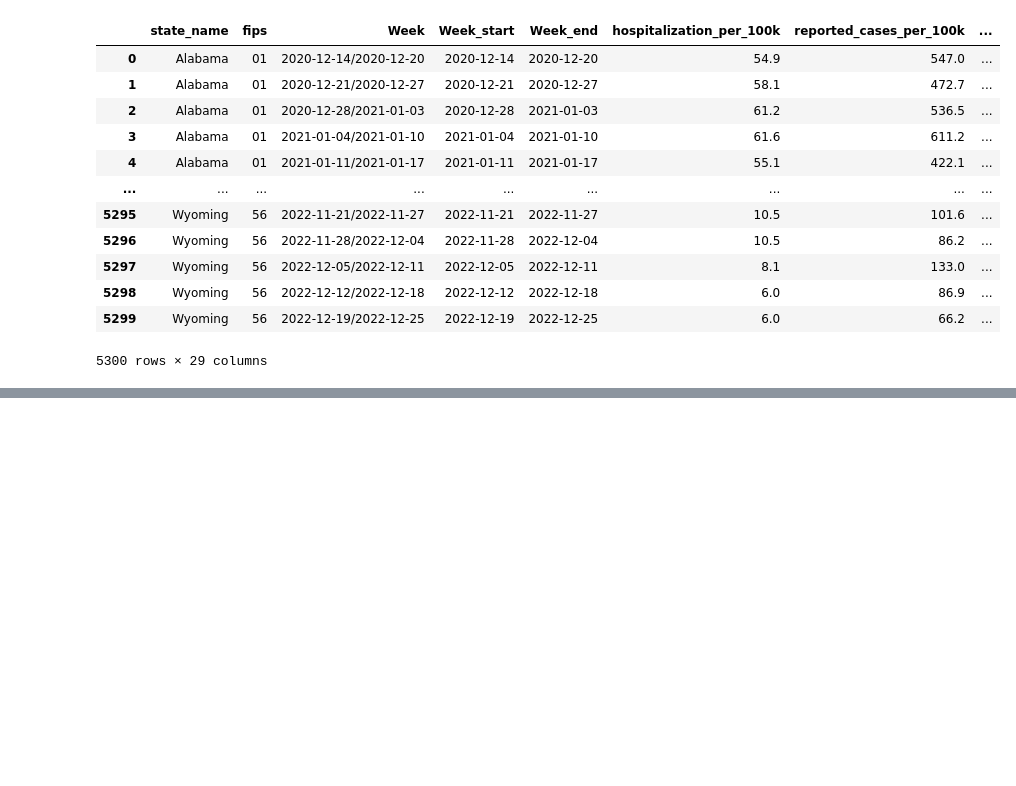
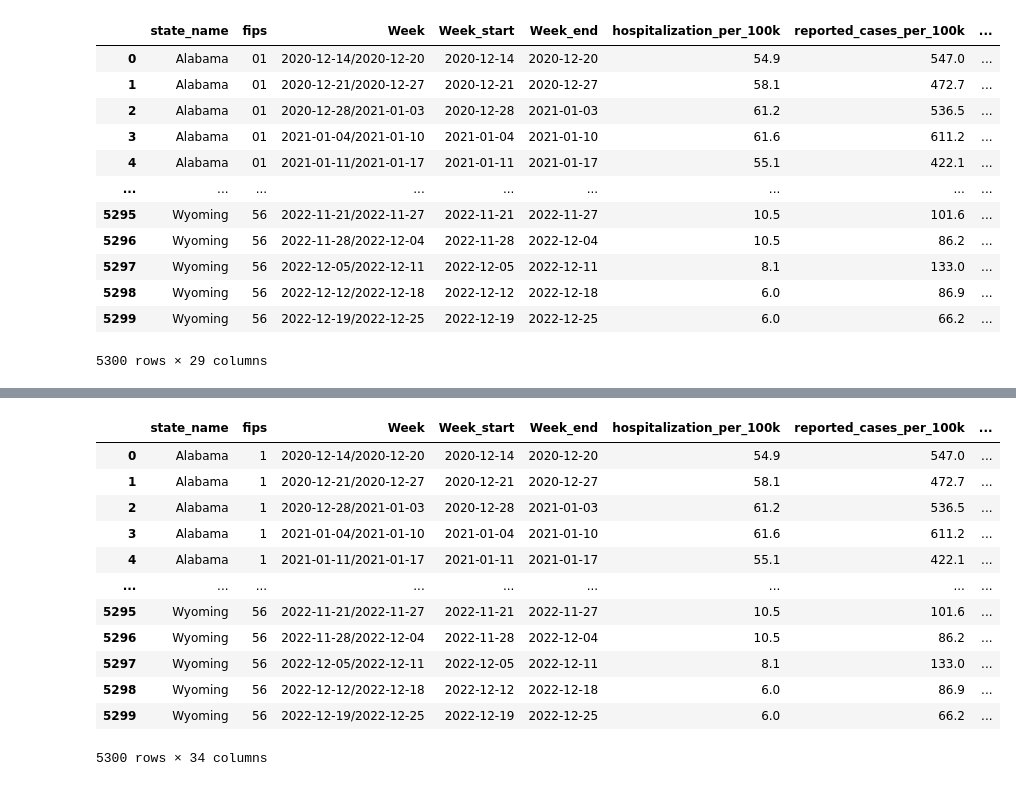
Before and after one commit to AndyJZhao/CovidLLM, a Jupyter notebook: src/notebooks/data_analysis.ipynb, the cells around one changed output, grey strips where cells are left out. Drawn from its saved outputs; the diff is of its cells as text; code cells hidden in the pictures; blank space fills up the shorter version.

Commit message:
[v0 Data-process] finished

```diff
--- a/src/notebooks/data_analysis.ipynb
+++ b/src/notebooks/data_analysis.ipynb
@@ -82,0 +178,16 @@ data_trend
+# %%
+pd.read_csv('data/covid_data.csv', index_col=0)
+# %% [output]
+|  | state_name | fips | Week | Week_start | Week_end | hospitalization_per_100k | reported_cases_per_100k | ... |
+| 0 | Alabama | 1 | 2020-12-14/2020-12-20 | 2020-12-14 | 2020-12-20 | 54.9 | 547.0 | ... |
+| 1 | Alabama | 1 | 2020-12-21/2020-12-27 | 2020-12-21 | 2020-12-27 | 58.1 | 472.7 | ... |
+| 2 | Alabama | 1 | 2020-12-28/2021-01-03 | 2020-12-28 | 2021-01-03 | 61.2 | 536.5 | ... |
+| 3 | Alabama | 1 | 2021-01-04/2021-01-10 | 2021-01-04 | 2021-01-10 | 61.6 | 611.2 | ... |
+| 4 | Alabama | 1 | 2021-01-11/2021-01-17 | 2021-01-11 | 2021-01-17 | 55.1 | 422.1 | ... |
+| ... | ... | ... | ... | ... | ... | ... | ... | ... |
+| 5295 | Wyoming | 56 | 2022-11-21/2022-11-27 | 2022-11-21 | 2022-11-27 | 10.5 | 101.6 | ... |
+| 5296 | Wyoming | 56 | 2022-11-28/2022-12-04 | 2022-11-28 | 2022-12-04 | 10.5 | 86.2 | ... |
+| 5297 | Wyoming | 56 | 2022-12-05/2022-12-11 | 2022-12-05 | 2022-12-11 | 8.1 | 133.0 | ... |
+| 5298 | Wyoming | 56 | 2022-12-12/2022-12-18 | 2022-12-12 | 2022-12-18 | 6.0 | 86.9 | ... |
+| 5299 | Wyoming | 56 | 2022-12-19/2022-12-25 | 2022-12-19 | 2022-12-25 | 6.0 | 66.2 | ... |
+5300 rows × 34 columns
```
Also changed, not shown: parts of 10 cells of this notebook, 1 other file.
